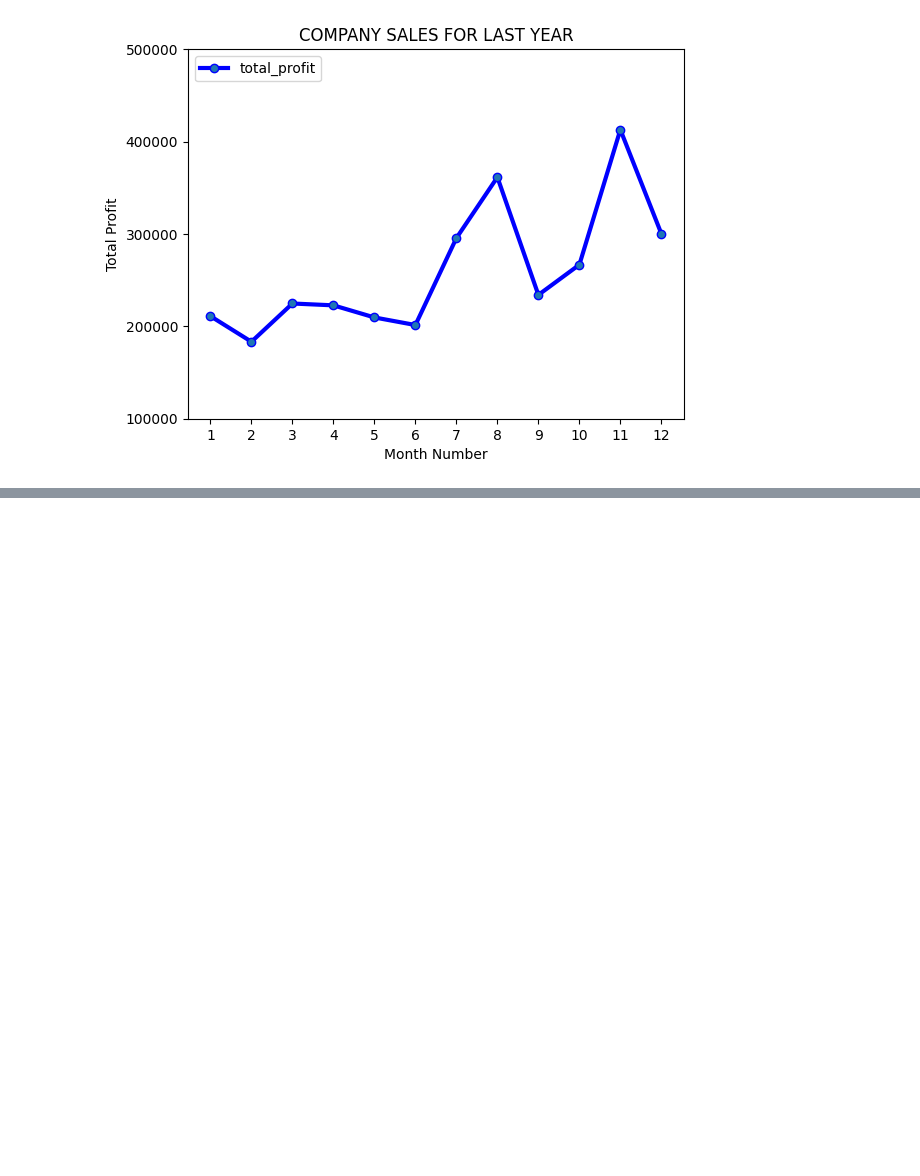
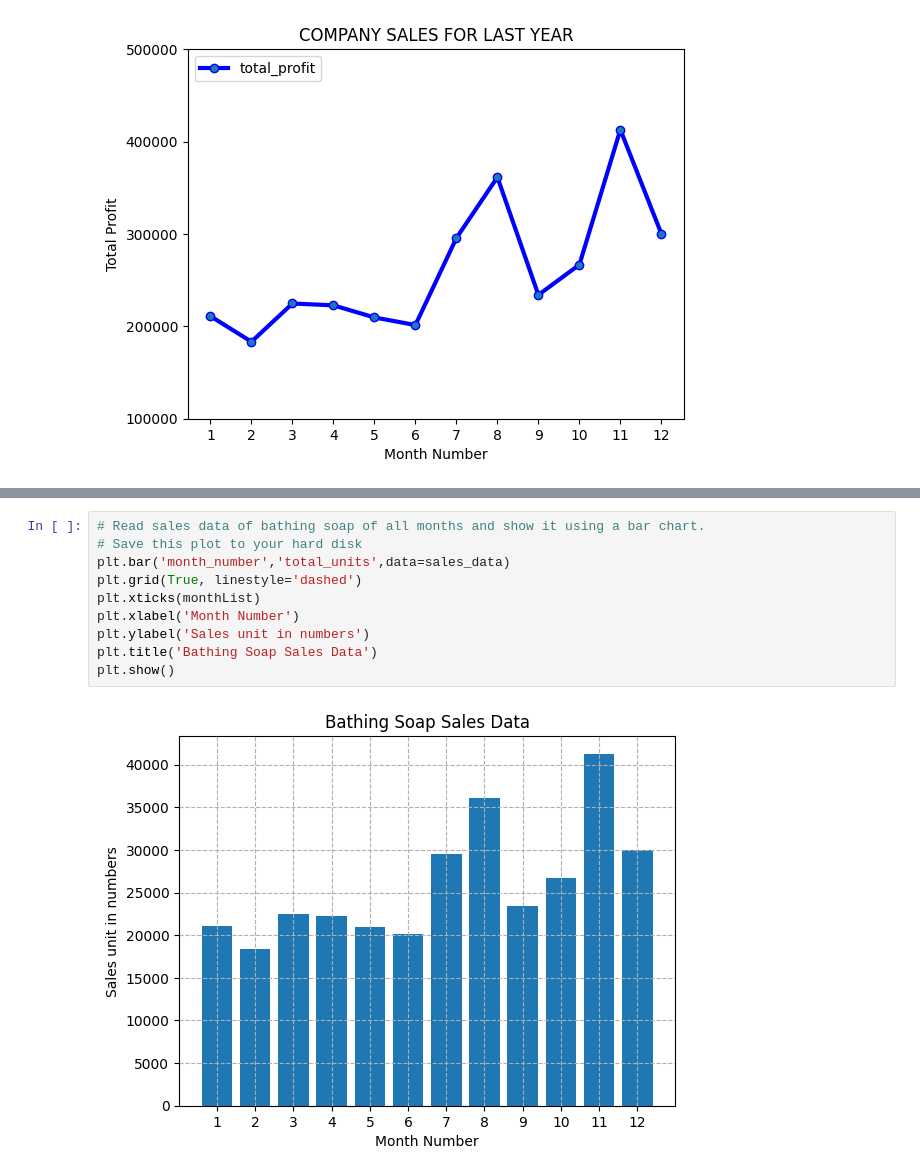
Before and after one commit to 254Bit/PythonMatplotLibExercises, a Jupyter notebook: exercise_1.ipynb, the cells around one changed output, grey strips where cells are left out. Drawn from its saved outputs; the diff is of its cells as text; blank space fills up the shorter version.

```diff
--- a/exercise_1.ipynb
+++ b/exercise_1.ipynb
@@ -58,0 +113,12 @@ plt.show()
+# %%
+# Read sales data of bathing soap of all months and show it using a bar chart.
+# Save this plot to your hard disk
+plt.bar('month_number','total_units',data=sales_data)
+plt.grid(True, linestyle='dashed')
+plt.xticks(monthList)
+plt.xlabel('Month Number')
+plt.ylabel('Sales unit in numbers')
+plt.title('Bathing Soap Sales Data')
+plt.show()
+# %% [output]
+[figure, added]
```
Also changed, not shown: parts of 5 cells of this notebook.
